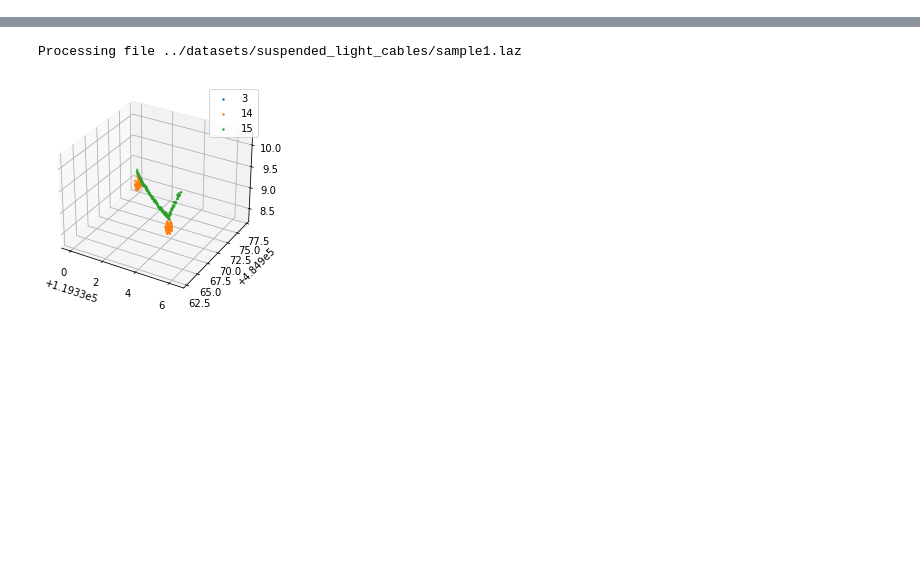
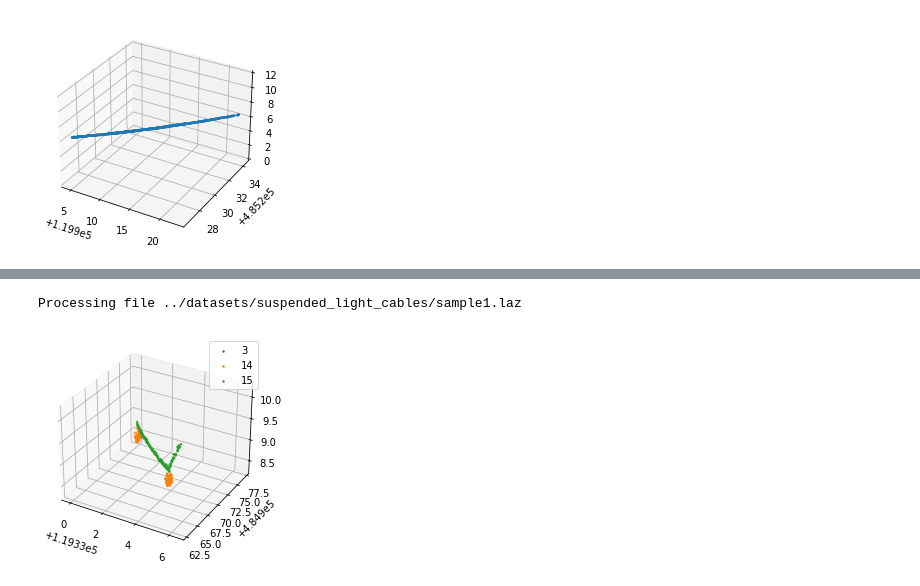
Before and after one commit to Amsterdam-Internships/UPC_Suspended_Streetlight_Extractor, a Jupyter notebook: milestone_4/Light Extracter.ipynb, the cells around one changed output, grey strips where cells are left out. Drawn from its saved outputs; the diff is of its cells as text; code cells hidden in the pictures; blank space fills up the shorter version.

```diff
--- a/milestone_4/Light Extracter.ipynb
+++ b/milestone_4/Light Extracter.ipynb
@@ -50,12 +51,13 @@ def plot_cloud(points, labels, plot_3d=True):
         for label in np.unique(labels):
             mask = labels == label
             ax.scatter(points[mask][:,0],points[mask][:,1],points[mask][:,2], s=2, label=str(label))
+        ax.set_zlim((0,12))
     else:
         ax = plt.axes()
         for label in np.unique(labels):
             mask = labels == label
             ax.scatter(points[mask][:,0],points[mask][:,1], s=1,label=str(label))
-    plt.legend()
+    #plt.legend()
     plt.show()
 # %%
 for las_file in glob.iglob('../datasets/suspended_light_cables/*.laz'):
@@ -240,13 +256,15 @@ def sample_cable(points, true_labels, sample_size=0.8):
 
     return cable_mask
 # %%
-pointcloud = las_utils.read_las('../datasets/suspended_light_cables/sample11.laz')
+pointcloud = las_utils.read_las('../datasets/suspended_light_cables/sample10.laz')
 true_labels = pointcloud.label
 points = np.vstack((pointcloud.x, pointcloud.y, pointcloud.z)).T
 labels = np.zeros(len(points))
 
 cable_mask = sample_cable(points, true_labels)
-#plot_cloud(points[cable_mask], true_labels[cable_mask])
+plot_cloud(points[cable_mask], true_labels[cable_mask])
+# %% [output]
+[figure, added]
 # %%
 armatuur_extractor(points, cable_mask, true_labels)
 # %% [output]
```
Also changed, not shown: parts of 17 cells of this notebook.
